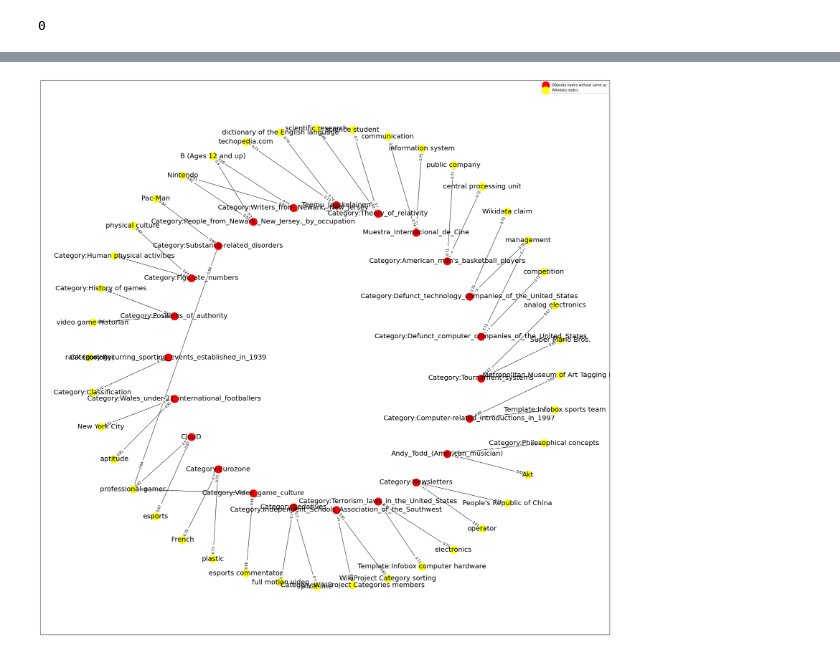
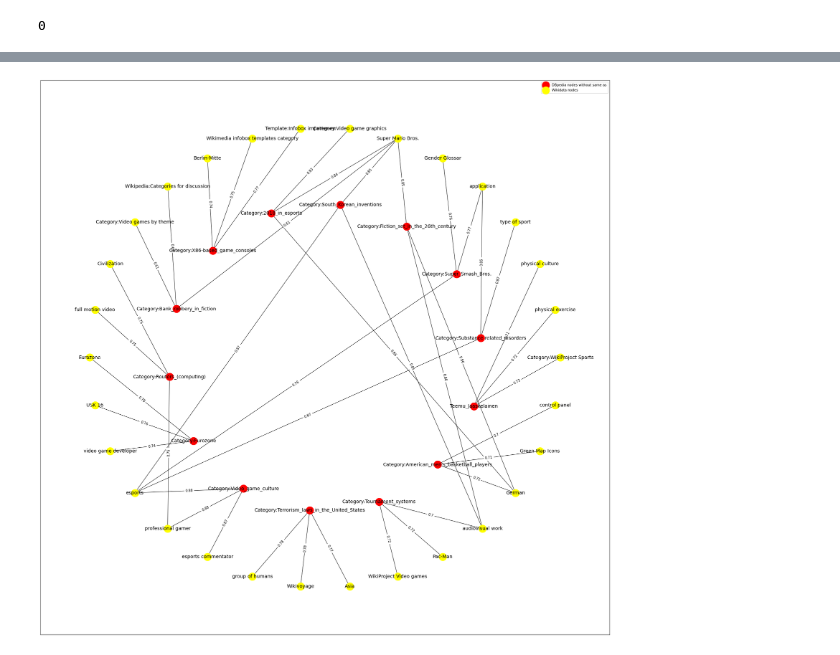
Before and after one commit to AlbezJelt/compass-aligned-graph-embeddings, a Jupyter notebook: notebooks/Graph.ipynb, the cells around one changed output, grey strips where cells are left out. Drawn from its saved outputs; the diff is of its cells as text; code cells hidden in the pictures.

```diff
--- a/notebooks/Graph.ipynb
+++ b/notebooks/Graph.ipynb
@@ -74,3 +27,6 @@ Initializing embeddings from compass.
+# %%
+model1 = Word2Vec.load("wiki_walks_from_dbpedia.model")
+model2 = Word2Vec.load("wikidata_walks_final.model")
 # %%
 # parte da entità di wikidata e estrae i 3 most similar.
 # differenzia se gli estratti sono entità con o senza sameAs e aggiunge nodi e archi
@@ -155,14 +111,14 @@ graph_creation(startpoint, 4)
 0
 # %%
 import matplotlib.pyplot as plt
-plt.figure(figsize=(30,25))
+plt.figure(figsize=(40,35))
 pos = nx.spring_layout(G, center = (0,0))
 for i in pos:
   #pos[i][0] = (pos[i][0]) * 10 # x coordinate
   #pos[i][1] = (pos[i][1]) * 10 # y coordinate
   distance = (pos[i][0]**2+pos[i][1]**2)**(1/2)
-  pos[i][0] = (pos[i][0]) * (3**(1-distance))
-  pos[i][1] = (pos[i][1]) * (3**(1-distance))
+  pos[i][0] = (pos[i][0]) * (5**(1-distance))
+  pos[i][1] = (pos[i][1]) * (4**(1-distance))
 
 both_nodes = [n for n,v in G.nodes(data=True) if v['lab'] == 'both']
 wiki_nodes = [n for n,v in G.nodes(data=True) if v['lab'] == 'wiki']
@@ -196,7 +152,7 @@ display(HTML('net.html'))
 [interactive output not drawn]
 # %%
 def not_same_graph(dbpedia):
-  similar = model2.wv.similar_by_vector(model1[dbpedia])[slice(0,2)]
+  similar = model2.wv.similar_by_vector(model1[dbpedia])[slice(0,3)]
   for i in similar:
     word = label_dict[i[0]]
     weight = round(i[1],2)
@@ -207,32 +163,36 @@ def not_same_graph(dbpedia):
         N.add_edge(dbpedia, word, weight=weight)
 # %%
 N=nx.Graph()
-for vocab in not_have_same_as:
+l=[]
+for vocab in model1.wv.vocab:
+  if not re.match("^Q\d+$", vocab):
+    l.append(vocab)
+
+for vocab in l:
   if vocab not in N:
     N.add_node(vocab, lab="dbpedia")
   not_same_graph(vocab)
 # %%
 import math
 plt.figure(figsize=(30,30))
 N_dbpedia_nodes = [n for n,v in N.nodes(data=True) if v['lab'] == 'dbpedia']
 N_wikidata_nodes = [n for n,v in N.nodes(data=True) if v['lab'] == 'wikidata']
-pos1 = nx.shell_layout(N_dbpedia_nodes, center=(0,0))
+pos1 = nx.shell_layout(N_dbpedia_nodes, center=(0,0), rotate=10)
 pos2 = nx.shell_layout(N_wikidata_nodes, center=(0,0))
 for i in pos1:
   pos1[i][0] = (pos1[i][0])*20
   pos1[i][1] = (pos1[i][1])*20
 for j in pos2:
   pos2[j][0] = pos2[j][0]*30
   pos2[j][1] = pos2[j][1]*30
 pos3 = {**pos1, **pos2}
 
 nx.draw_networkx_nodes(N, pos3, N_dbpedia_nodes, node_size=500, node_color='red', label='DBpedia nodes without same as')
 nx.draw_networkx_nodes(N, pos3, N_wikidata_nodes, node_size=500, node_color='yellow', label='Wikidata nodes')
 nx.draw_networkx_edges(N, pos3)
-nx.draw_networkx_edge_labels(N, pos3, nx.get_edge_attributes(N,'weight'), label_pos=0.1)
-nx.draw_networkx_edge_labels(N, pos3, nx.get_edge_attributes(N,'weight'), label_pos=0.9)
-nx.draw_networkx_labels(N, pos3, font_size=20)
+nx.draw_networkx_edge_labels(N, pos3, nx.get_edge_attributes(N,'weight'), label_pos=0.5)
+nx.draw_networkx_labels(N, pos3, font_size=14)
 plt.legend(scatterpoints = 1)
 plt.show()
 # %% [output]
-[figure, old version]
+[figure, new version]
```
Also changed, not shown: parts of 9 cells of this notebook.
